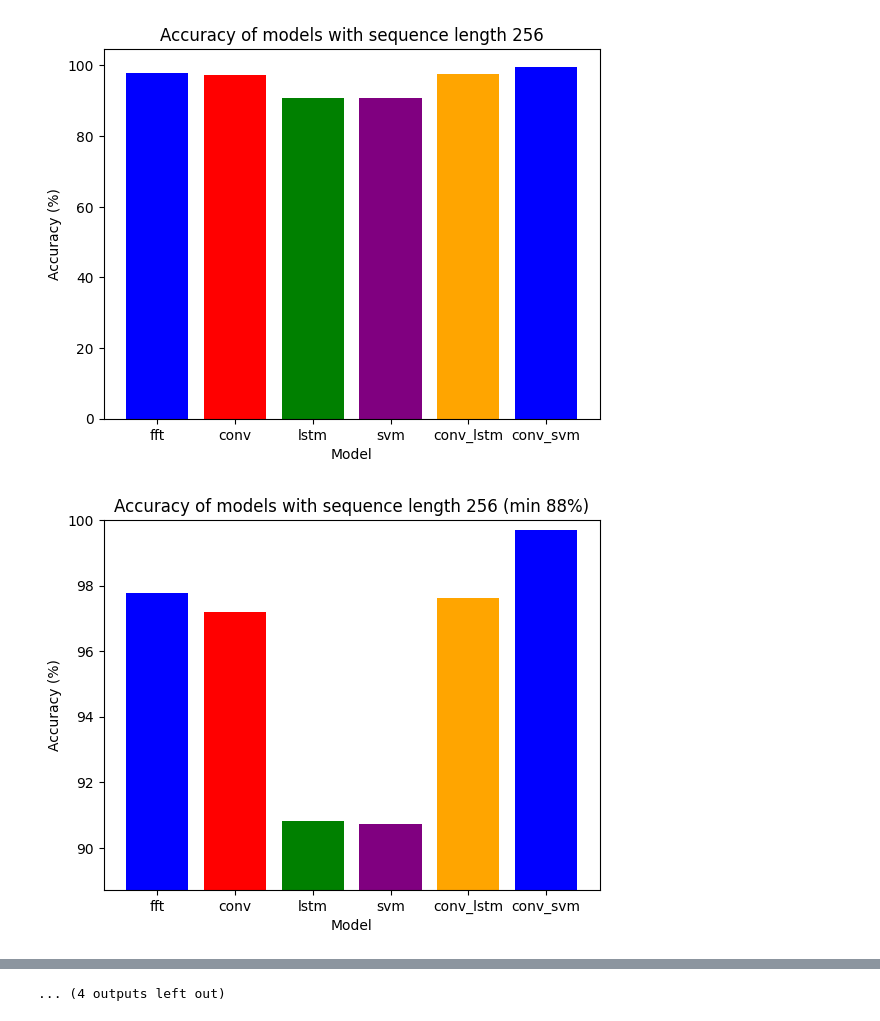
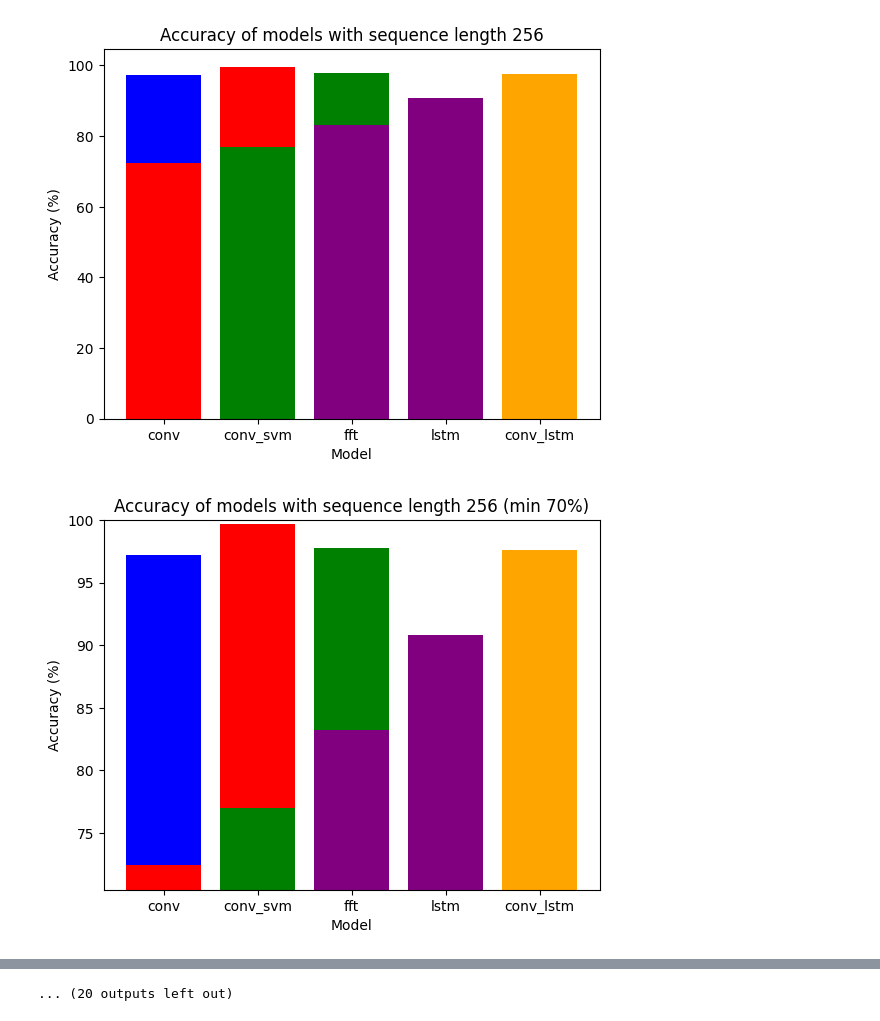
Before and after one commit to thebetar/SpectrumSensing, a Jupyter notebook: src/results.ipynb, the cells around one changed output, grey strips where cells are left out. Cells and saved outputs as stored; diff of their text form; code cells hidden in the pictures.

Commit message:
chore: results extended with lower sampling rates

```diff
--- a/src/results.ipynb
+++ b/src/results.ipynb
@@ -39,13 +39,31 @@ def show_charts(chart_df, sequence_length):
 # %%
 accuracy_256 = accuracy[accuracy['sequence_length'] == 256]
 accuracy_128 = accuracy[accuracy['sequence_length'] == 128]
 accuracy_64 = accuracy[accuracy['sequence_length'] == 64]
+accuracy_64 = accuracy_64[accuracy['sampling_rate'] == 1]
 accuracy_32 = accuracy[accuracy['sequence_length'] == 32]
+accuracy_32 = accuracy_32[accuracy['sampling_rate'] == 1]
 
 show_charts(accuracy_256, 256)
 show_charts(accuracy_128, 128)
 show_charts(accuracy_64, 64)
 show_charts(accuracy_32, 32)
+
+accuracy_64_2 = accuracy[accuracy['sequence_length'] == 64]
+accuracy_64_2 = accuracy_64_2[accuracy['sampling_rate'] == 2]
+accuracy_128_2 = accuracy[accuracy['sequence_length'] == 128]
+accuracy_128_2 = accuracy_128_2[accuracy['sampling_rate'] == 2]
+accuracy_256_2 = accuracy[accuracy['sequence_length'] == 256]
+accuracy_256_2 = accuracy_256_2[accuracy['sampling_rate'] == 2]
+
+show_charts(accuracy_64_2, 64)
+show_charts(accuracy_128_2, 128)
+show_charts(accuracy_256_2, 256)
+
+accuracy_256_4 = accuracy[accuracy['sequence_length'] == 256]
+accuracy_256_4 = accuracy_256_4[accuracy['sampling_rate'] == 4]
+
+show_charts(accuracy_256_4, 256)
 # %% [output]
-[figure, old version]
+[figure, new version]
-[figure, old version]
+[figure, new version]
@@ -59,4 +77,4 @@ show_charts(accuracy_32, 32)
 [figure]
 [figure]
 [figure]
-... (4 outputs left out)
+... (20 outputs left out)
```
Also changed, not shown: parts of 1 cell of this notebook, 28 other files.
